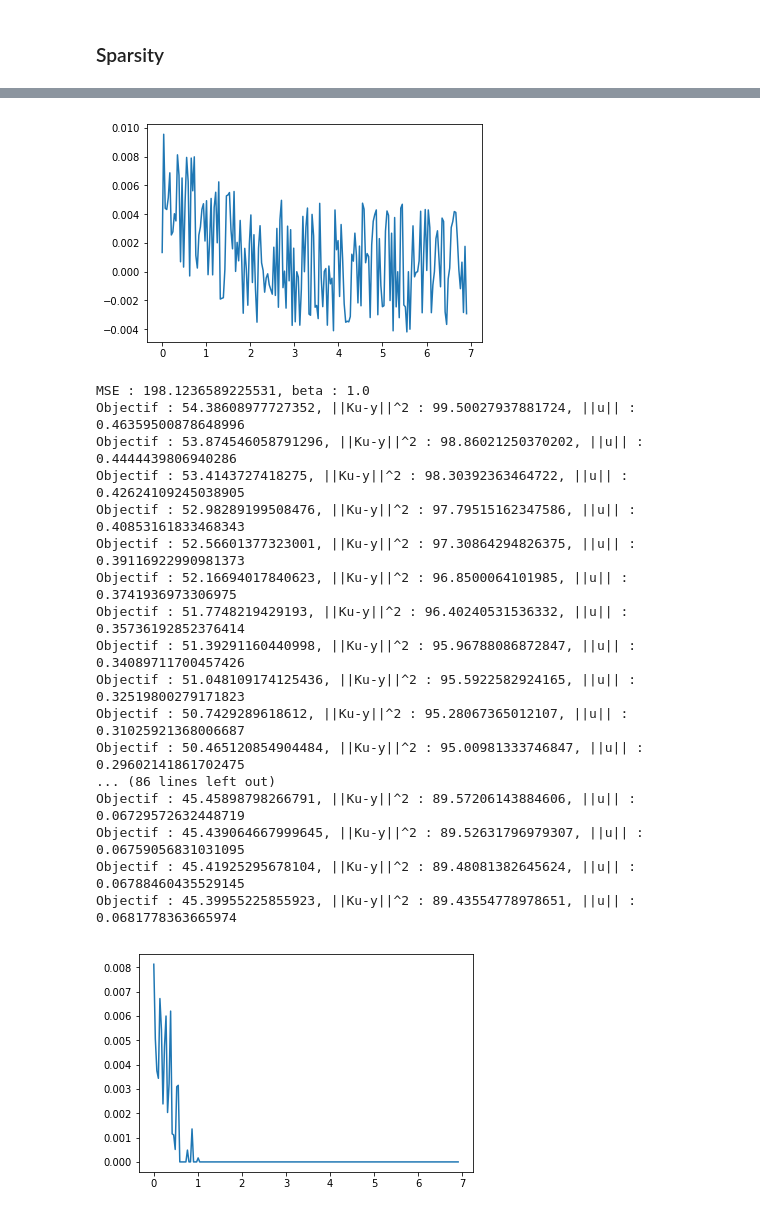
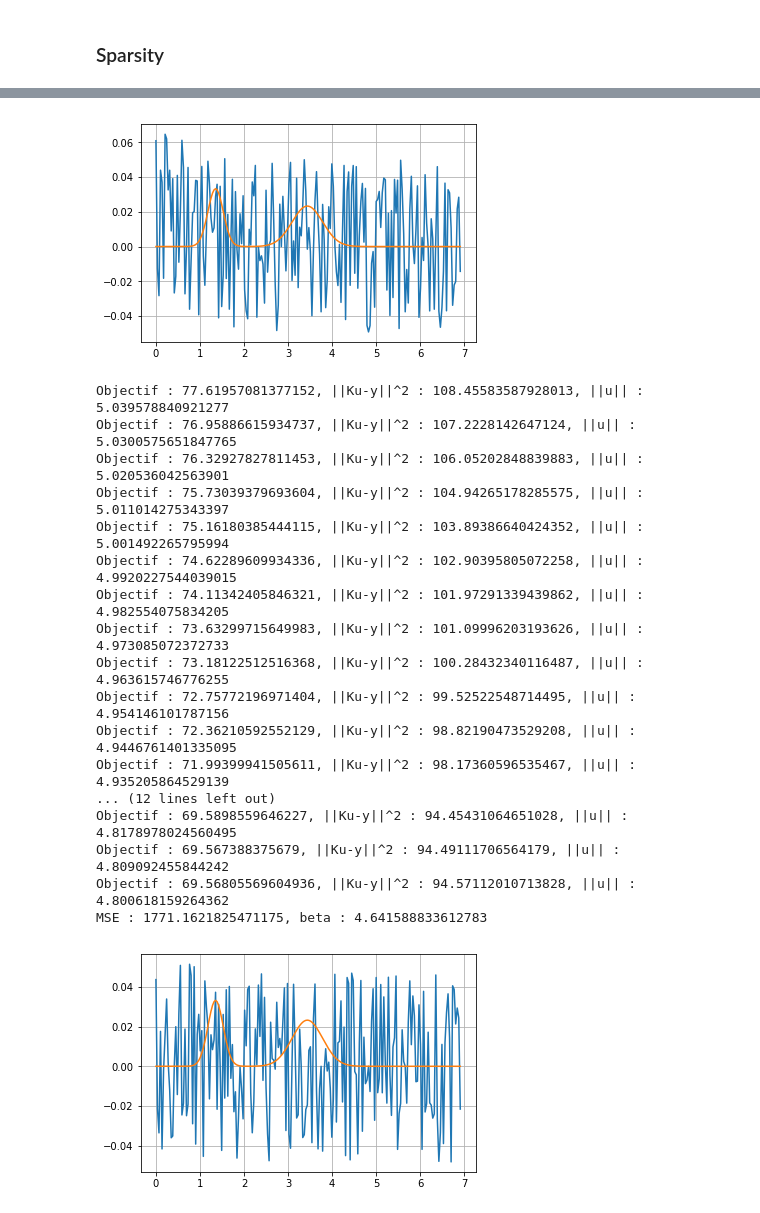
Before and after one commit to MaximilienGermain/Large-scale-optimization, a Jupyter notebook: TP2_part1.ipynb, the cells around one changed output, grey strips where cells are left out. Cells and saved outputs as stored; diff of their text form; code cells hidden in the pictures.

```diff
--- a/TP2_part1.ipynb
+++ b/TP2_part1.ipynb
@@ -152,7 +153,7 @@ plt.plot(np.log(T),x_hat)
 # %% [markdown]
 $\underline{\textbf{Q4.}}$ Tunning $\beta$ with a grid search
 # %%
-beta_grid = np.exp(np.log(10)*np.linspace(-3,3,7))
+beta_grid = np.exp(np.log(10)*np.linspace(-2,2,5))
 errors = np.zeros(beta_grid.shape[0])
 
 for i in range(beta_grid.shape[0]):
@@ -161,5 +162,7 @@ for i in range(beta_grid.shape[0]):
     errors[i] = normalized_MSE(x_hat,x)
     print("MSE : {}, beta : {}".format(normalized_MSE(x_hat,x),beta))
     plt.plot(np.log(T),x_hat)
+    plt.plot(np.log(T),x)
+    plt.grid()
     plt.show()
 # %% [output]
@@ -356,6 +327,8 @@ Objectif : 173.34714247153497, ||Ku-y||^2 : 346.6397696450666, ||Du||^2 : 0.0009
 # %% [markdown]
 ### Sparsity
 # %%
+beta_grid = np.exp(np.log(10)*np.linspace(-4,3,7))
+
 def proximal_gradient_norme1(lamb,K,y,T,display = False):
     tol = 1e-3
     max_iter = 100
@@ -369,7 +342,7 @@ def proximal_gradient_norme1(lamb,K,y,T,display = False):
     epsilon = 1e-5
     u = np.zeros((n,1))
     for i in range(n):
-        u[i] = (random.random() - 0.5)/100
+        u[i] = (random.random() - 0.5)/10
     norm2 = np.linalg.norm(np.dot(K,u) - y)
     norm1 = np.linalg.norm(u,1)
     obj = 0.5*norm2**2 + lamb * norm1
@@ -388,22 +361,19 @@ def proximal_gradient_norme1(lamb,K,y,T,display = False):
             print("Objectif : {}, ||Ku-y||^2 : {}, ||u|| : {}".format(obj,norm2**2,norm1))
         nb_iter += 1
 
-    plt.plot(np.log(T),u)
-    plt.show()
     return u
 
 def prox_norme1(w,lamb,epsilon):
     n = w.shape[0]
-    tol = 1e-9
     out = np.zeros((n,1))
     for index in range(n):
-        value = w[index,1]
-        if value >  epsilon * lamb + tol:
-            out[index] = value - epsilon * lamb
-        elif value <  -epsilon * lamb - tol:
-            out[index] = value + epsilon * lamb
-        elif value >=  -epsilon * lamb - tol and value <= epsilon * lamb + tol:
-            out[index] = 0
+        value = w[index,0]
+        if value >  epsilon * lamb :
+            out[index,0] = value - epsilon * lamb
+        elif value <  -epsilon * lamb :
+            out[index,0] = value + epsilon * lamb
+        elif value >=  -epsilon * lamb and value <= epsilon * lamb:
+            out[index,0] = 0
     #print(out)
     return out
 
@@ -411,4 +381,8 @@ for i in range(beta_grid.shape[0]):
     beta = beta_grid[i]
     x_hat = proximal_gradient_norme1(beta,K,y,T,True)
     print("MSE : {}, beta : {}".format(normalized_MSE(x_hat,x),beta))
+    plt.plot(np.log(T),x_hat)
+    plt.plot(np.log(T),x)
+    plt.grid()
+    plt.show()
 # %% [output]
@@ -486,19 +461,19 @@ Objectif : 44.029939193283326, ||Ku-y||^2 : 87.00219490342735, ||u|| : 0.5288417
-[figure, old version]
+[figure, new version]
-MSE : 198.1236589225531, beta : 1.0
-Objectif : 54.38608977727352, ||Ku-y||^2 : 99.50027937881724, ||u|| : 0.46359500878648996
-Objectif : 53.874546058791296, ||Ku-y||^2 : 98.86021250370202, ||u|| : 0.4444439806940286
-Objectif : 53.4143727418275, ||Ku-y||^2 : 98.30392363464722, ||u|| : 0.42624109245038905
-Objectif : 52.98289199508476, ||Ku-y||^2 : 97.79515162347586, ||u|| : 0.40853161833468343
-Objectif : 52.56601377323001, ||Ku-y||^2 : 97.30864294826375, ||u|| : 0.39116922990981373
-Objectif : 52.16694017840623, ||Ku-y||^2 : 96.8500064101985, ||u|| : 0.3741936973306975
-Objectif : 51.7748219429193, ||Ku-y||^2 : 96.40240531536332, ||u|| : 0.35736192852376414
-Objectif : 51.39291160440998, ||Ku-y||^2 : 95.96788086872847, ||u|| : 0.34089711700457426
-Objectif : 51.048109174125436, ||Ku-y||^2 : 95.5922582924165, ||u|| : 0.32519800279171823
-Objectif : 50.7429289618612, ||Ku-y||^2 : 95.28067365012107, ||u|| : 0.31025921368006687
-Objectif : 50.465120854904484, ||Ku-y||^2 : 95.00981333746847, ||u|| : 0.29602141861702475
-... (86 lines left out)
-Objectif : 45.45898798266791, ||Ku-y||^2 : 89.57206143884606, ||u|| : 0.06729572632448719
-Objectif : 45.439064667999645, ||Ku-y||^2 : 89.52631796979307, ||u|| : 0.06759056831031095
-Objectif : 45.41925295678104, ||Ku-y||^2 : 89.48081382645624, ||u|| : 0.06788460435529145
-Objectif : 45.39955225855923, ||Ku-y||^2 : 89.43554778978651, ||u|| : 0.0681778363665974
+Objectif : 77.61957081377152, ||Ku-y||^2 : 108.45583587928013, ||u|| : 5.039578840921277
+Objectif : 76.95886615934737, ||Ku-y||^2 : 107.2228142647124, ||u|| : 5.0300575651847765
+Objectif : 76.32927827811453, ||Ku-y||^2 : 106.05202848839883, ||u|| : 5.020536042563901
+Objectif : 75.73039379693604, ||Ku-y||^2 : 104.94265178285575, ||u|| : 5.011014275343397
+Objectif : 75.16180385444115, ||Ku-y||^2 : 103.89386640424352, ||u|| : 5.001492265795994
+Objectif : 74.62289609934336, ||Ku-y||^2 : 102.90395805072258, ||u|| : 4.9920227544039015
+Objectif : 74.11342405846321, ||Ku-y||^2 : 101.97291339439862, ||u|| : 4.982554075834205
+Objectif : 73.63299715649983, ||Ku-y||^2 : 101.09996203193626, ||u|| : 4.973085072372733
+Objectif : 73.18122512516368, ||Ku-y||^2 : 100.28432340116487, ||u|| : 4.963615746776255
+Objectif : 72.75772196971404, ||Ku-y||^2 : 99.52522548714495, ||u|| : 4.954146101787156
+Objectif : 72.36210592552129, ||Ku-y||^2 : 98.82190473529208, ||u|| : 4.9446761401335095
+Objectif : 71.99399941505611, ||Ku-y||^2 : 98.17360596535467, ||u|| : 4.935205864529139
+... (12 lines left out)
+Objectif : 69.5898559646227, ||Ku-y||^2 : 94.45431064651028, ||u|| : 4.8178978024560495
+Objectif : 69.567388375679, ||Ku-y||^2 : 94.49111706564179, ||u|| : 4.809092455844242
+Objectif : 69.56805569604936, ||Ku-y||^2 : 94.57112010713828, ||u|| : 4.800618159264362
+MSE : 1771.1621825471175, beta : 4.641588833612783
-[figure, old version]
+[figure, new version]
```
Also changed, not shown: parts of 5 cells of this notebook, 1 other file.
